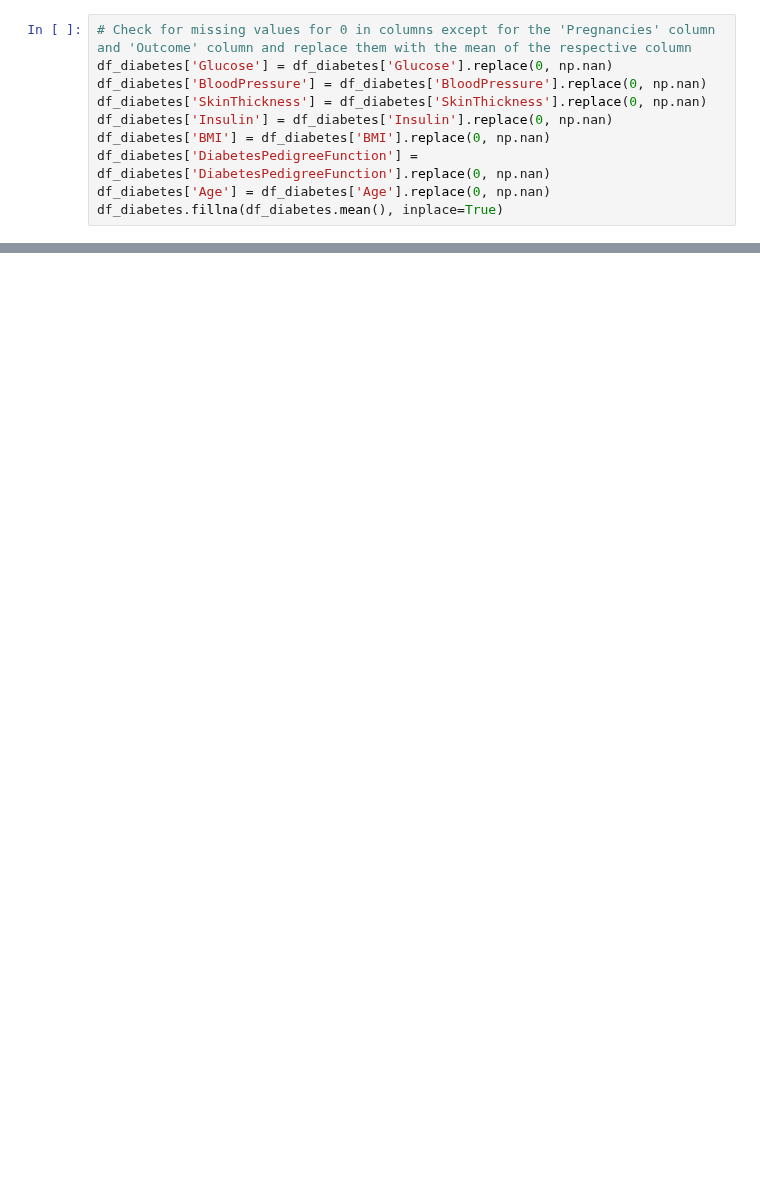
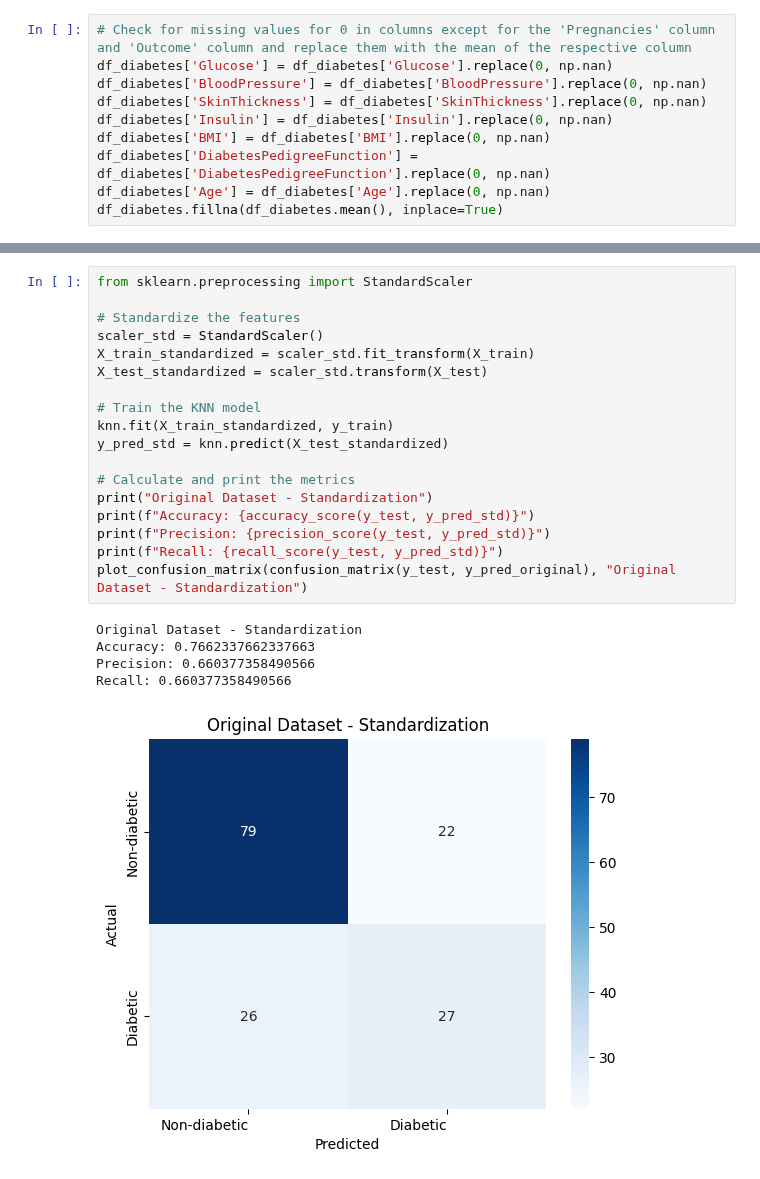
Before and after one commit to TheCsarbeat/proyecto1-IA, a Jupyter notebook: knn.ipynb, the cells around one changed output, grey strips where cells are left out. Cells and saved outputs as stored; diff of their text form; blank space fills up the shorter version.

```diff
--- a/knn.ipynb
+++ b/knn.ipynb
@@ -665,0 +190,24 @@ Testing set shape: (184, 12)
+# %%
+from sklearn.preprocessing import StandardScaler
+
+# Standardize the features
+scaler_std = StandardScaler()
+X_train_standardized = scaler_std.fit_transform(X_train)
+X_test_standardized = scaler_std.transform(X_test)
+
+# Train the KNN model
+knn.fit(X_train_standardized, y_train)
+y_pred_std = knn.predict(X_test_standardized)
+
+# Calculate and print the metrics
+print("Original Dataset - Standardization")
+print(f"Accuracy: {accuracy_score(y_test, y_pred_std)}")
+print(f"Precision: {precision_score(y_test, y_pred_std)}")
+print(f"Recall: {recall_score(y_test, y_pred_std)}")
+plot_confusion_matrix(confusion_matrix(y_test, y_pred_original), "Original Dataset - Standardization")
+# %% [output]
+Original Dataset - Standardization
+Accuracy: 0.7662337662337663
+Precision: 0.660377358490566
+Recall: 0.660377358490566
+[figure, added]
```
Also changed, not shown: parts of 90 cells of this notebook, 3 other files.
